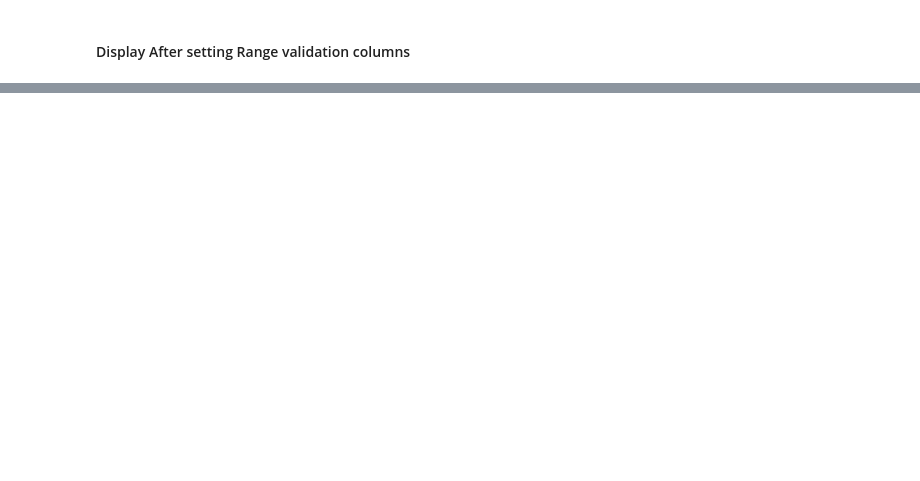
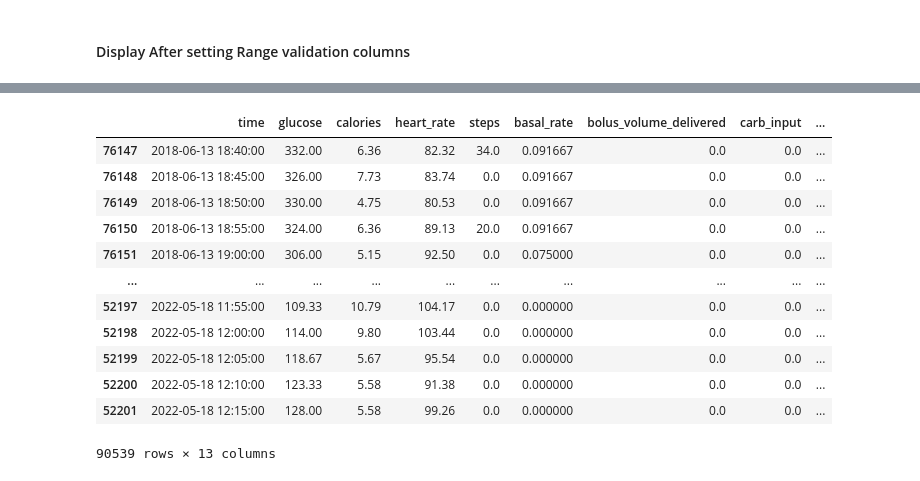
Before and after one commit to samhimbin/Team12_Pytesters_PythonHackathon_August25, a Jupyter notebook: DataCleaning.ipynb, the cells around one changed output, grey strips where cells are left out. Saved outputs shown, nothing was run; the diff lists cells and outputs as text; code cells hidden in the pictures; blank space fills up the shorter version.

```diff
--- a/DataCleaning.ipynb
+++ b/DataCleaning.ipynb
@@ -202,0 +256,15 @@ Data columns (total 11 columns):
+# %%
+# Make sure 'time' column is datetime type
+df['time'] = pd.to_datetime(df['time'])
+
+# Group by patient and find first and last timestamp
+time_range = df.groupby('patient_id')['time'].agg(['min', 'max',]).reset_index()
+
+# Optional: Rename columns
+time_range.columns = ['patient_id', 'first_time', 'last_time']
+
+# Display result
+print(time_range)
+
+record_counts = df.groupby('patient_id').size().reset_index(name='record_count')
+print(record_counts)
@@ -202,0 +289,16 @@ Data columns (total 11 columns):
+# %%
+# Ensure time column is datetime
+df['time'] = pd.to_datetime(df['time'])
+
+# Calculate number of days per patient
+df['date'] = df['time'].dt.date
+days_per_patient = df.groupby('patient_id')['date'].nunique().reset_index()
+days_per_patient.columns = ['patient_id', 'num_days']
+
+# Count total records per patient
+records_per_patient = df.groupby('patient_id')['time'].count().reset_index()
+records_per_patient.columns = ['patient_id', 'record_count']
+
+# Merge info
+patient_info = pd.merge(days_per_patient, records_per_patient, on='patient_id')
+print(patient_info)
@@ -202,0 +323,20 @@ Data columns (total 11 columns):
+# %%
+df = df.sort_values(['patient_id', 'time'])
+# %%
+# Compute difference in minutes between consecutive rows per patient
+df['time_diff'] = df.groupby('patient_id')['time'].diff().dt.total_seconds() / 60
+df
+# %% [output]
+|  | time | glucose | calories | heart_rate | steps | basal_rate | bolus_volume_delivered | carb_input | ... |
+| 76147 | 2018-06-13 18:40:00 | 332.00 | 6.36 | 82.32 | 34.0 | 0.091667 | 0.0 | 0.0 | ... |
+| 76148 | 2018-06-13 18:45:00 | 326.00 | 7.73 | 83.74 | 0.0 | 0.091667 | 0.0 | 0.0 | ... |
+| 76149 | 2018-06-13 18:50:00 | 330.00 | 4.75 | 80.53 | 0.0 | 0.091667 | 0.0 | 0.0 | ... |
+| 76150 | 2018-06-13 18:55:00 | 324.00 | 6.36 | 89.13 | 20.0 | 0.091667 | 0.0 | 0.0 | ... |
+| 76151 | 2018-06-13 19:00:00 | 306.00 | 5.15 | 92.50 | 0.0 | 0.075000 | 0.0 | 0.0 | ... |
+| ... | ... | ... | ... | ... | ... | ... | ... | ... | ... |
+| 52197 | 2022-05-18 11:55:00 | 109.33 | 10.79 | 104.17 | 0.0 | 0.000000 | 0.0 | 0.0 | ... |
+| 52198 | 2022-05-18 12:00:00 | 114.00 | 9.80 | 103.44 | 0.0 | 0.000000 | 0.0 | 0.0 | ... |
+| 52199 | 2022-05-18 12:05:00 | 118.67 | 5.67 | 95.54 | 0.0 | 0.000000 | 0.0 | 0.0 | ... |
+| 52200 | 2022-05-18 12:10:00 | 123.33 | 5.58 | 91.38 | 0.0 | 0.000000 | 0.0 | 0.0 | ... |
+| 52201 | 2022-05-18 12:15:00 | 128.00 | 5.58 | 99.26 | 0.0 | 0.000000 | 0.0 | 0.0 | ... |
+90539 rows × 13 columns
```
Also changed, not shown: parts of 16 cells of this notebook.
